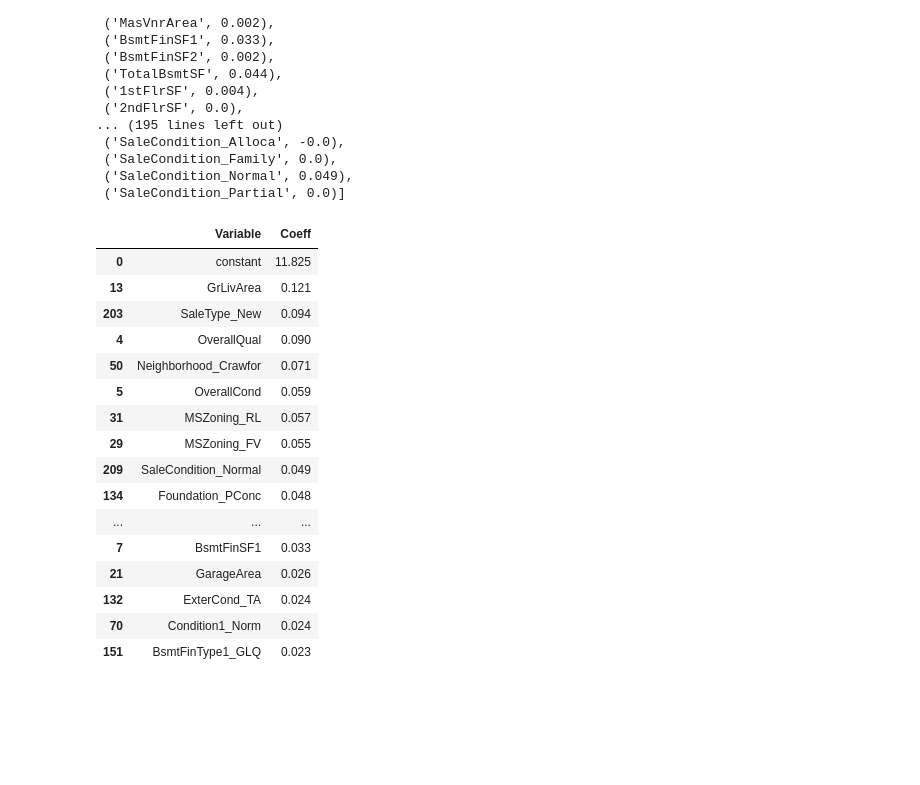
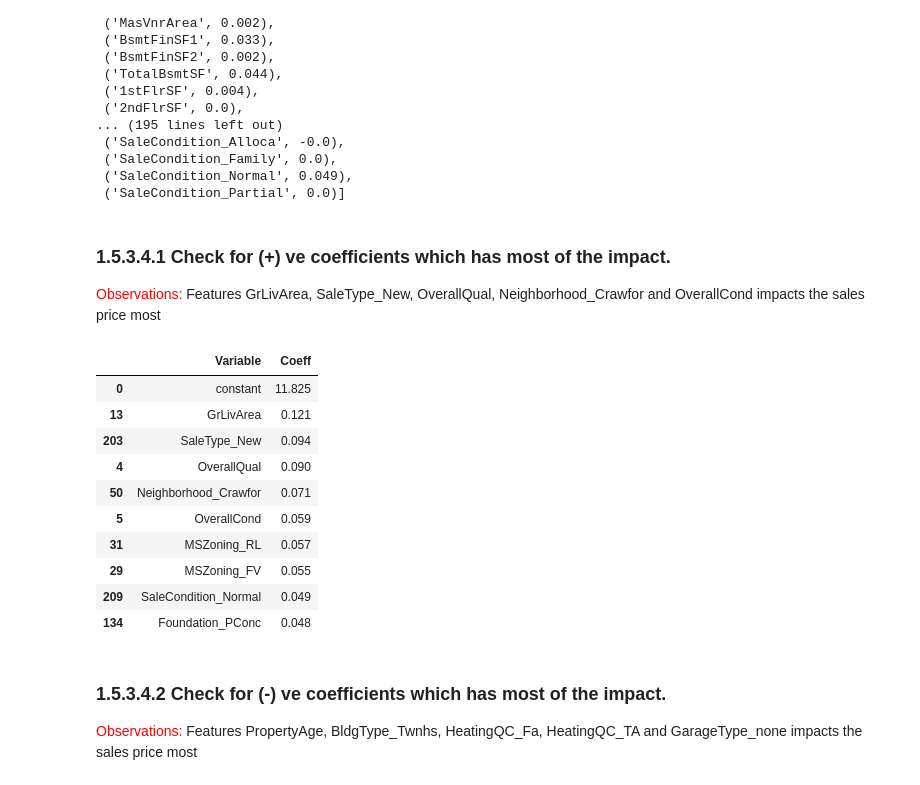
Before and after one commit to ps2420/Advance-Regression---House-Price-Prediction, a Jupyter notebook: Advanced Regression - House Price Prediction.ipynb, the cells around one changed output. Drawn from its saved outputs; the diff is of its cells as text; code cells hidden in the pictures; blank space fills up the shorter version.

```diff
--- a/Advanced Regression - House Price Prediction.ipynb
+++ b/Advanced Regression - House Price Prediction.ipynb
@@ -49,6 +49,6 @@ import warnings
 warnings.filterwarnings('ignore')
 # %%
 data_location_prefix = '/Users/nyashasingh/Desktop/upgrad/upgrad-case-studies-solutions/sem-2'
-data_location = data_location_prefix + '/assignment'
+data_location = data_location_prefix + '/assignment/'
 print('data_location : ', data_location)
 # %% [output]
@@ -56,6 +56,6 @@ data_location :  /Users/nyashasingh/Desktop/upgrad/upgrad-case-studies-solutions
 # %%
 #load the data
-data_location = data_location + "/train.csv"
+data_location = data_location + "train.csv"
 house_pricing = pd.read_csv(data_location)
 house_pricing.head(5)
 # %% [output]
@@ -1197,27 +1323,27 @@ list(zip(cols, model_parameters_lasso))
  ('SaleCondition_Family', 0.0),
  ('SaleCondition_Normal', 0.049),
  ('SaleCondition_Partial', 0.0)]
+# %% [markdown]
+### 1.5.3.4.1 Check for (+) ve coefficients which has most of the impact.
+<font color="red">Observations:</font> Features GrLivArea, SaleType_New, OverallQual, Neighborhood_Crawfor and OverallCond impacts the sales price most
 # %%
 lasso_parameters = list(zip(cols, model_parameters_lasso))
 lasso_df = pd.DataFrame(lasso_parameters)
 lasso_df.columns = ['Variable', 'Coeff']
-res = lasso_df.sort_values(by=['Coeff'], ascending = False)
-res.head(20)
+lasso_positive = lasso_df.sort_values(by=['Coeff'], ascending = False)
+lasso_positive.head(10)
 # %% [output]
 |  | Variable | Coeff |
 | 0 | constant | 11.825 |
 | 13 | GrLivArea | 0.121 |
 | 203 | SaleType_New | 0.094 |
 | 4 | OverallQual | 0.090 |
 | 50 | Neighborhood_Crawfor | 0.071 |
 | 5 | OverallCond | 0.059 |
 | 31 | MSZoning_RL | 0.057 |
 | 29 | MSZoning_FV | 0.055 |
 | 209 | SaleCondition_Normal | 0.049 |
 | 134 | Foundation_PConc | 0.048 |
-| ... | ... | ... |
-| 7 | BsmtFinSF1 | 0.033 |
-| 21 | GarageArea | 0.026 |
-| 132 | ExterCond_TA | 0.024 |
-| 70 | Condition1_Norm | 0.024 |
-| 151 | BsmtFinType1_GLQ | 0.023 |
+# %% [markdown]
+### 1.5.3.4.2 Check for (-) ve coefficients which has most of the impact.
+<font color="red">Observations:</font> Features PropertyAge, BldgType_Twnhs, HeatingQC_Fa, HeatingQC_TA and GarageType_none impacts the sales price most
```
Also changed, not shown: parts of 57 cells of this notebook.
